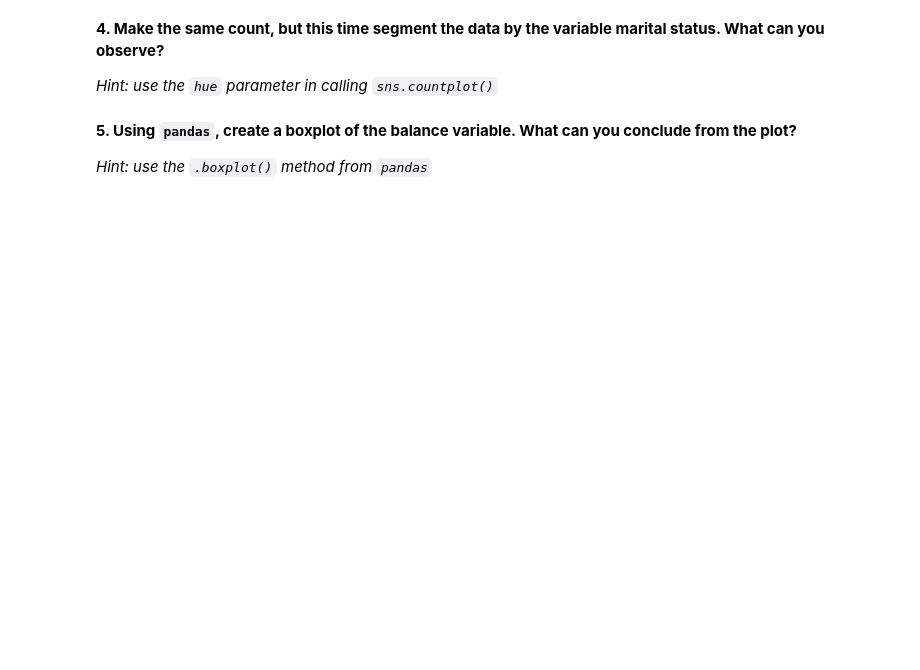
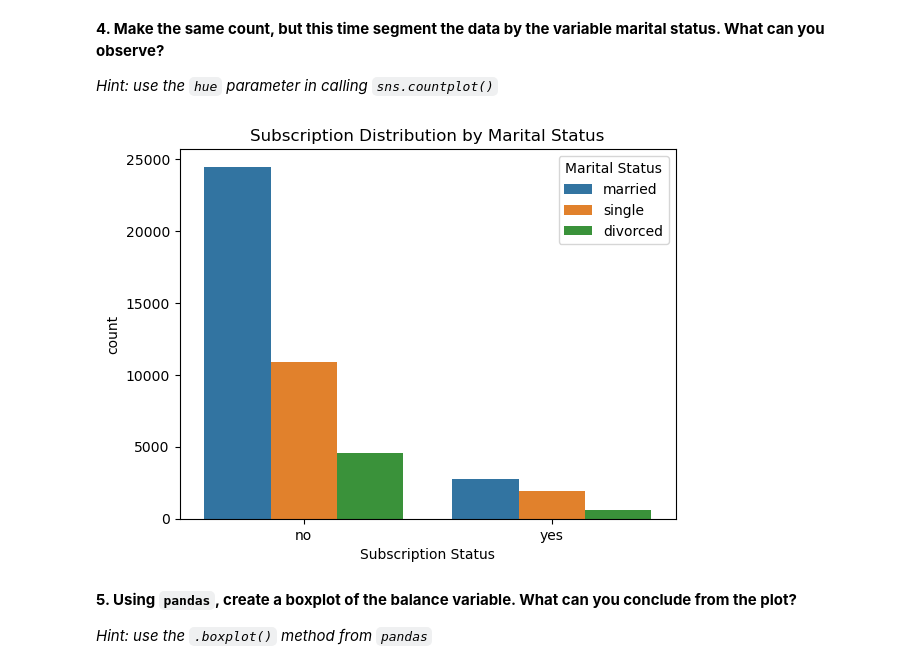
Before and after one commit to hackneycrypto/Introduction-to-Machine-Learning, a Jupyter notebook: notebooks/bank_marketing.ipynb, the cells around one changed output. Cells and saved outputs as stored; diff of their text form; code cells hidden in the pictures; blank space fills up the shorter version.

```diff
--- a/notebooks/bank_marketing.ipynb
+++ b/notebooks/bank_marketing.ipynb
@@ -160,15 +208,17 @@ plt.show()
 # %%
 # We create a new figure to make sure other figures in the notebook don't get modified
 plt.figure()
 
 # Your code here
 count_by_marital_status = sns.countplot(data=df, x='y', hue='marital')
 
 plt.title('Subscription Distribution by Marital Status')
 plt.xlabel('Subscription Status')
-plt.ylabel('Count')
+plt.ylabel('count')
 plt.legend(title='Marital Status')
 plt.show()
+# %% [output]
+[figure, added]
 # %% [markdown]
 **5. Using `pandas`, create a boxplot of the balance variable. What can you conclude from the plot?**
 
```
Also changed, not shown: parts of 17 cells of this notebook.
